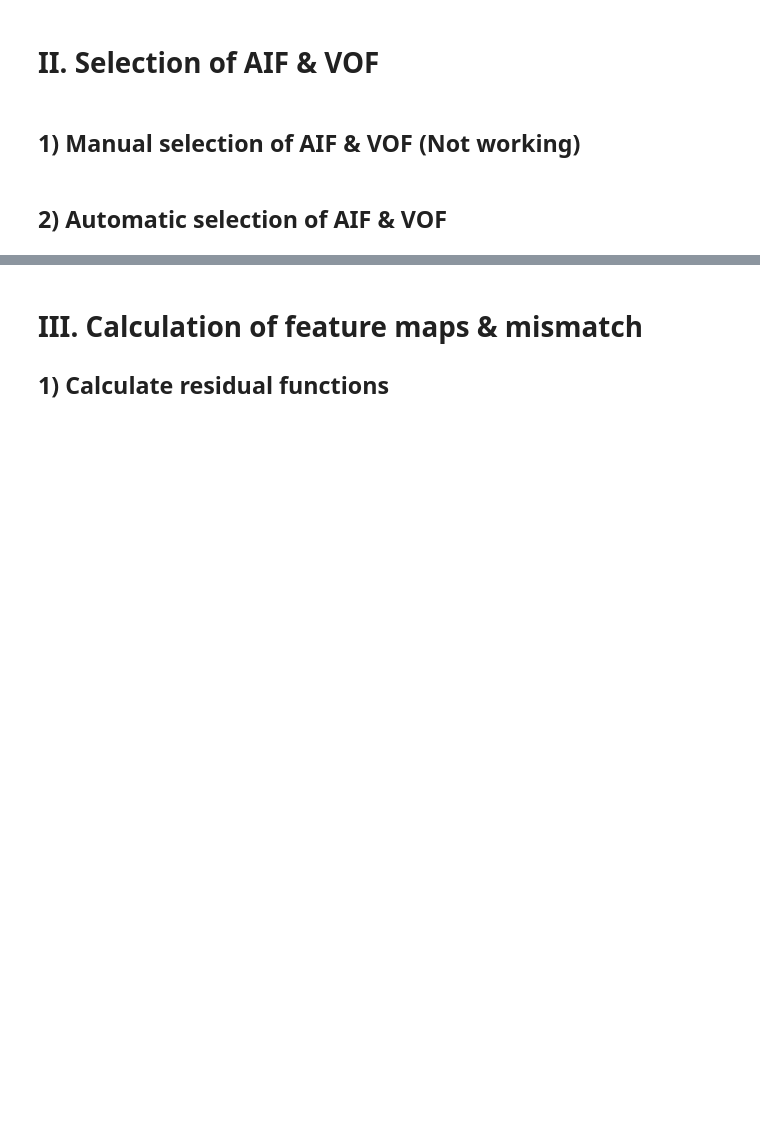
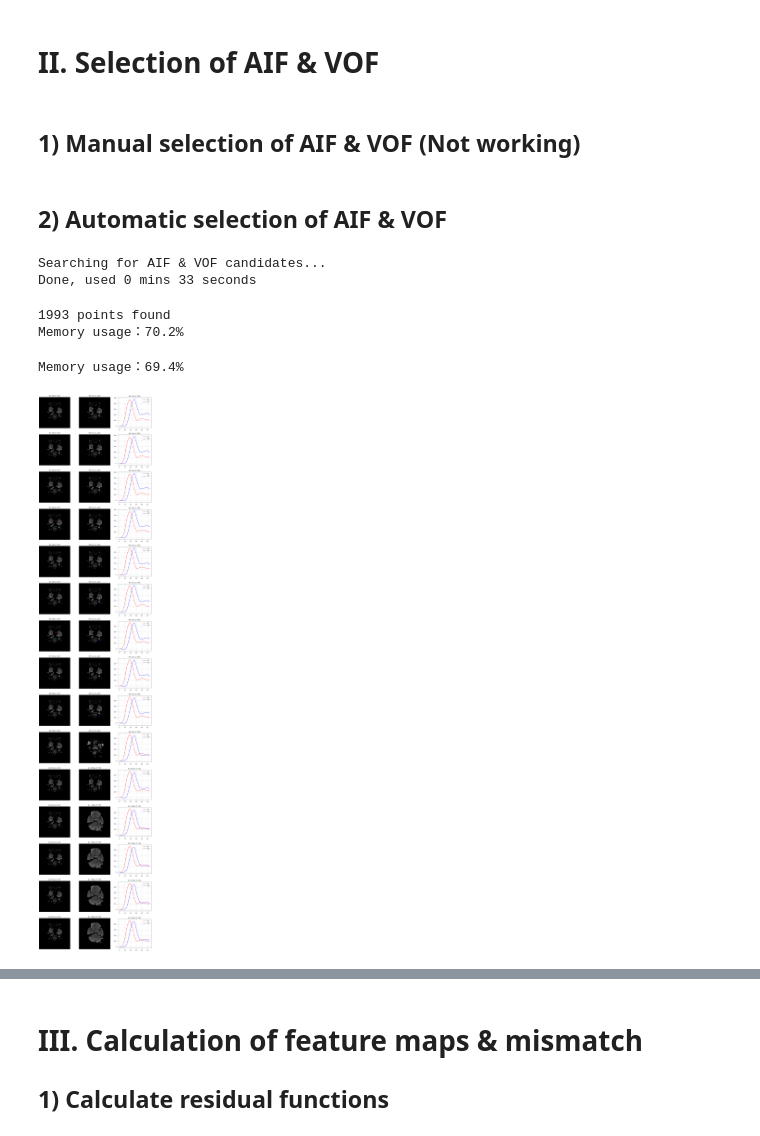
Before and after one commit to Lucien0907/perf, a Jupyter notebook: aif_vof/ctp.ipynb, the cells around one changed output, grey strips where cells are left out. Cells and saved outputs as stored; diff of their text form; code cells hidden in the pictures; blank space fills up the shorter version.

```diff
--- a/aif_vof/ctp.ipynb
+++ b/aif_vof/ctp.ipynb
@@ -338,7 +345,6 @@ def autoaif(arg):
     [loc, sig, base] = arg
     r = np.zeros((len(sig)), dtype = np.int16)
     if 0 < base < 120:
-        sig = sig - base
         imax = np.argmax(sig)
         if 10 < imax < 40:
             kur = kurtosis(sig, fisher=True)
@@ -348,8 +354,11 @@ def autoaif(arg):
 
 print('Searching for AIF & VOF candidates...')
 x_step, y_step = 1, 1
-args = [((z,x,y), arr[:,z,x,y], base[z,x,y]) for z in range(nz) for x in range(0,nx,x_step) for y in range(0,ny,y_step)]
+args = [((z,x,y), C[:,z,x,y], base[z,x,y]) for z in range(nz) for x in range(0,nx,x_step) for y in range(0,ny,y_step)]
 sigs = multi_proc(autoaif, args, 10)
+# %% [output]
+Searching for AIF & VOF candidates...
+Done, used 0 mins 33 seconds
 # %%
 # finds AIF & VOF shaped curves
 m = max([np.max(x[0]) for x in sigs])
@@ -360,34 +369,42 @@ aif_cand = sorted(ttps[0:int(len(ttps)*0.1)], key=lambda x:np.max(x[0]), reverse
 vof_cand = sorted(ttps[-(int(len(ttps)*0.1)):-1], key=lambda x:np.max(x[0]), reverse=True)
 ttps = np.asarray(ttps)
 print(ttps.shape[0],'points found')
+print_mem()
+# %% [output]
+1993 points found
+Memory usage：70.2%
 # %%
 # get AIF & VOF candidates
 n_cors = 15
 aifcors = [x[1] for x in ttps[0:n_cors]]
 vofcors = [x[1] for x in vof_cand[0:n_cors]]
 aifs = np.array([x[0] for x in ttps[0:15]])
 vofs = np.array([x[0] for x in vof_cand[0:15]])
 
 # locate the selected voxels and plot the contrast concentration
 fig,axe = plt.subplots(n_cors,3, figsize=(15,5*n_cors))
 for i in range(n_cors):
     aif = aifs[i]
     vof = vofs[i]
     [az,ax,ay] = aifcors[i]
     [vz,vx,vy] = vofcors[i]
     axe[i,0].set_title('#'+str(i)+' Slice '+str(az)+' AIF')
     axe[i,0].imshow(np.clip(arr[0,az,:,:],0,120), cmap='gray')
     axe[i,0].add_patch(Circle((ax,ay),6,color='red'))
     axe[i,0].axis('off')
     axe[i,1].set_title('#'+str(i)+' Slice '+str(vz)+' VOF')
     axe[i,1].imshow(np.clip(arr[0,vz,:,:],0,120), cmap='gray')
     axe[i,1].add_patch(Circle((vx,vy),6,color='blue'))
     axe[i,1].axis('off')
     axe[i,2].set_title('#'+str(i)+' Slice '+str(vz)+' TAC')
     axe[i,2].plot(aifs[i], color='red', label='AIF')
     axe[i,2].plot(vofs[i], color='blue', label='VOF')
     axe[i,2].set_aspect(0.1)
     axe[i,2].legend()
+print_mem()
+# %% [output]
+Memory usage：69.4%
+[figure, added]
 # %%
 # plot AIF & VOF
 aif = np.mean(aifs, axis = 0)
```
Also changed, not shown: parts of 12 cells of this notebook.
